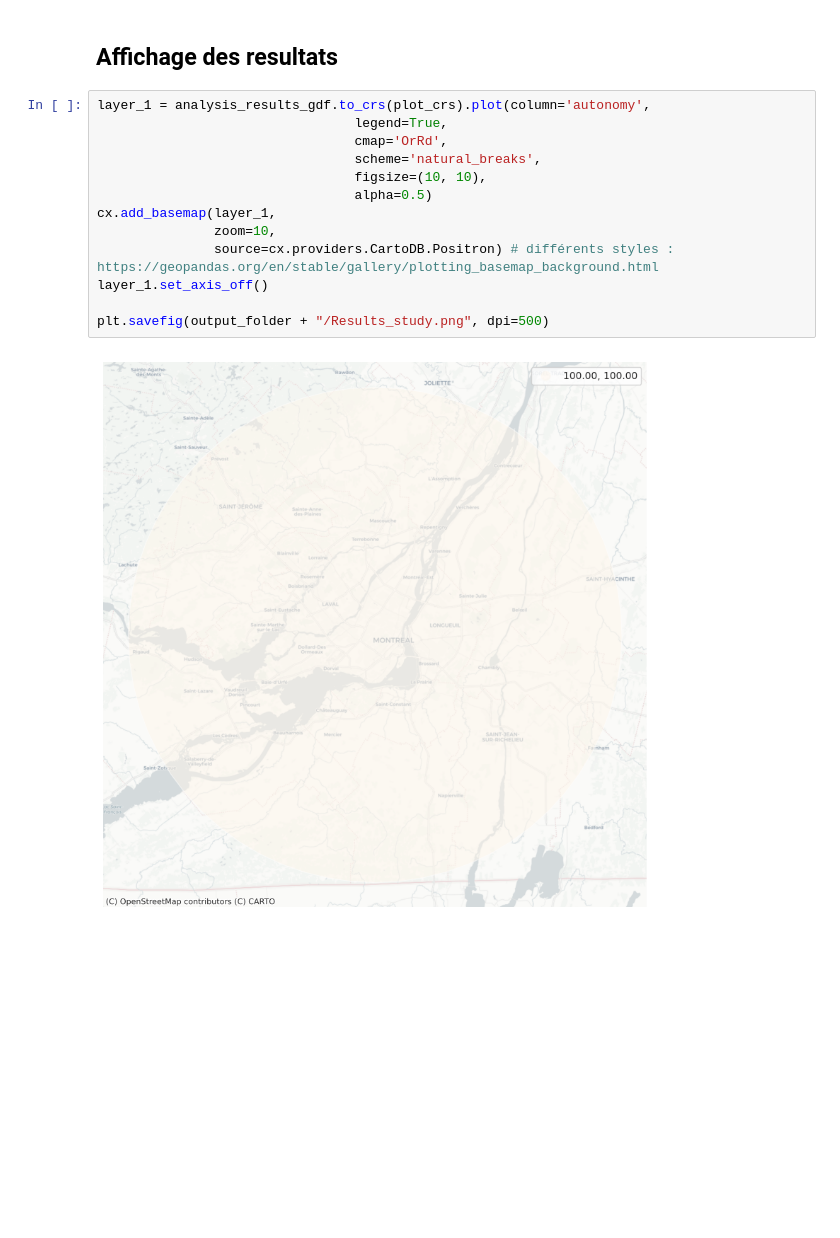
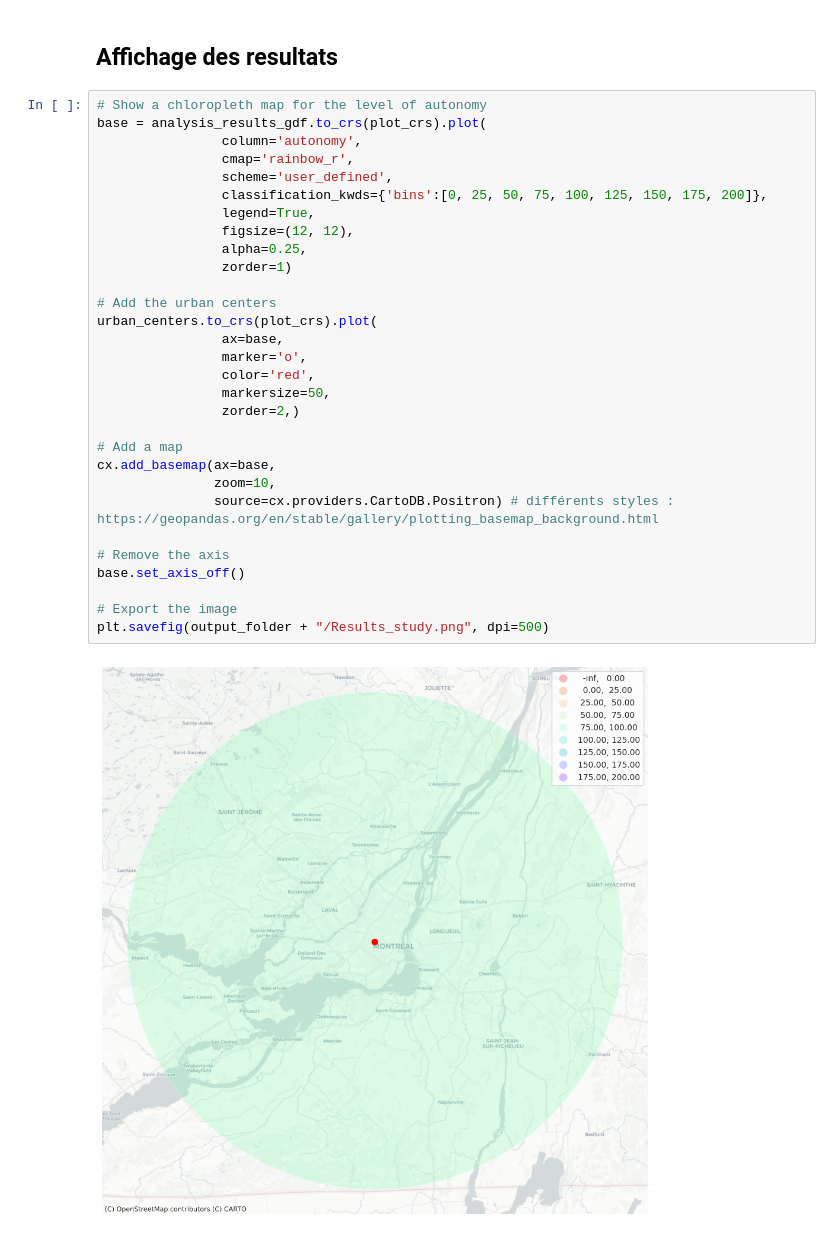
Before and after one commit to BastienBoucherat/geo6149, a Jupyter notebook: geo6149_projet.ipynb, the cells around one changed output. Saved outputs shown, nothing was run; the diff lists cells and outputs as text; blank space fills up the shorter version.

Commit message:
Added a nice map for the results

```diff
--- a/geo6149_projet.ipynb
+++ b/geo6149_projet.ipynb
@@ -778,17 +778,34 @@ analysis_results_gdf.to_csv(output_folder + "/Results_study.csv")
 # %% [markdown]
 ## Affichage des resultats
 # %%
-layer_1 = analysis_results_gdf.to_crs(plot_crs).plot(column='autonomy',
-                                 legend=True,
-                                 cmap='OrRd',
-                                 scheme='natural_breaks',
-                                 figsize=(10, 10),
-                                 alpha=0.5)
-cx.add_basemap(layer_1,
+# Show a chloropleth map for the level of autonomy
+base = analysis_results_gdf.to_crs(plot_crs).plot(
+                column='autonomy',
+                cmap='rainbow_r',
+                scheme='user_defined',
+                classification_kwds={'bins':[0, 25, 50, 75, 100, 125, 150, 175, 200]},
+                legend=True,
+                figsize=(12, 12),
+                alpha=0.25,
+                zorder=1)
+
+# Add the urban centers
+urban_centers.to_crs(plot_crs).plot(
+                ax=base,
+                marker='o',
+                color='red',
+                markersize=50,
+                zorder=2,)
+
+# Add a map
+cx.add_basemap(ax=base,
                zoom=10,
                source=cx.providers.CartoDB.Positron) # différents styles : https://geopandas.org/en/stable/gallery/plotting_basemap_background.html
-layer_1.set_axis_off()
 
+# Remove the axis
+base.set_axis_off()
+
+# Export the image
 plt.savefig(output_folder + "/Results_study.png", dpi=500)
 # %% [output]
-[figure, old version]
+[figure, new version]
```
